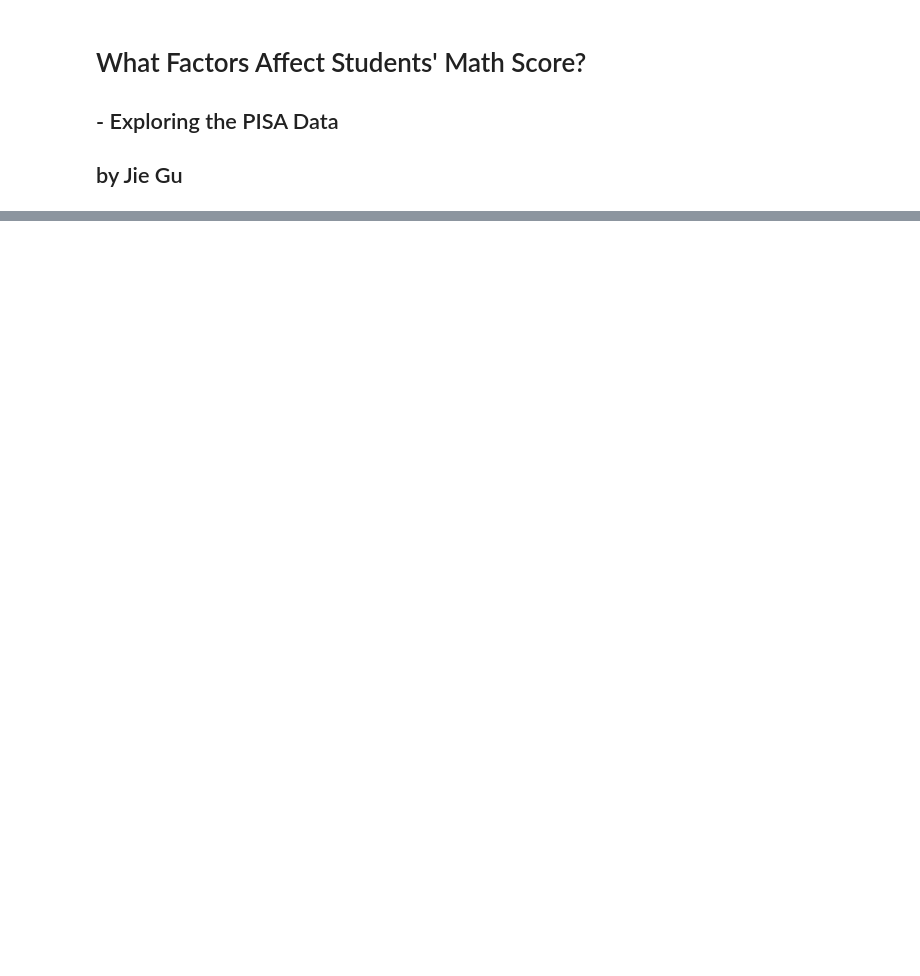
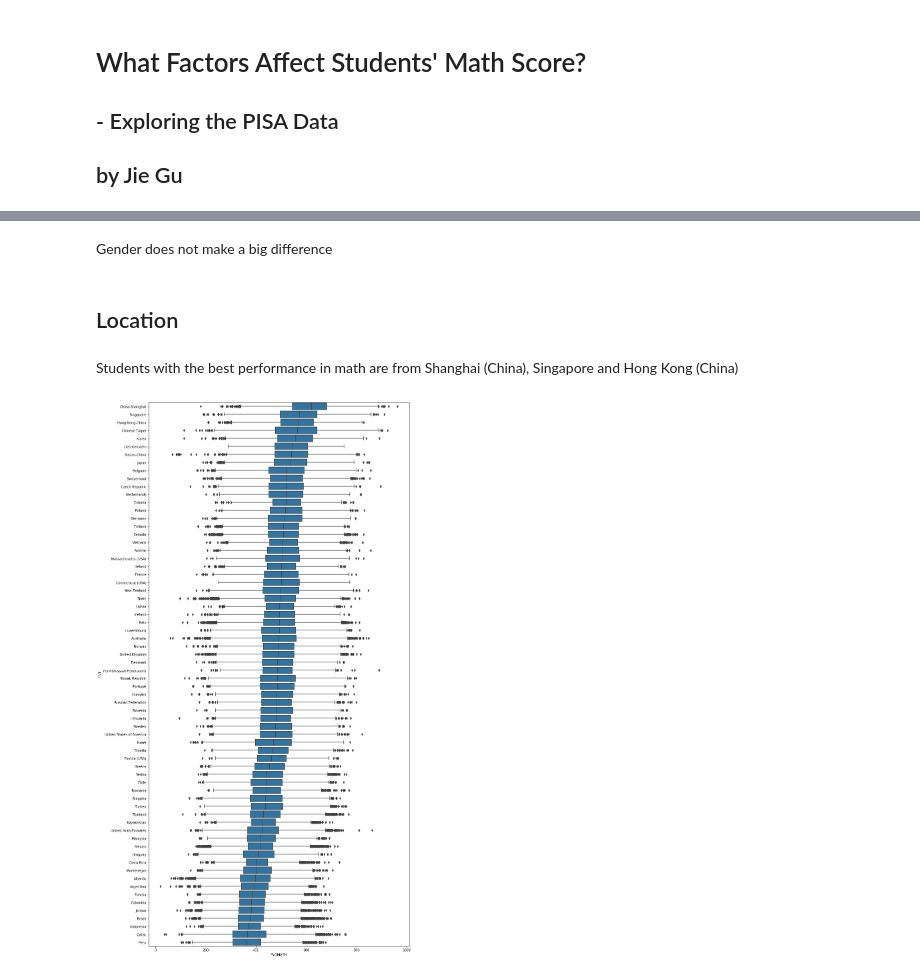
Before and after one commit to jgu1989/UdacityDataAnalystNanodegree, a Jupyter notebook: 5_Communicate_Data_Findings/slides.ipynb, the cells around one changed output, grey strips where cells are left out. Cells and saved outputs as stored; diff of their text form; code cells hidden in the pictures; blank space fills up the shorter version.

```diff
--- a/5_Communicate_Data_Findings/slides.ipynb
+++ b/5_Communicate_Data_Findings/slides.ipynb
@@ -58,0 +57,14 @@ before you finish your presentation!
+# %% [markdown]
+Gender does not make a big difference
+# %% [markdown]
+## Location
+# %% [markdown]
+Students with the best performance in math are from Shanghai (China), Singapore and Hong Kong (China)
+# %%
+df_loc = pd.read_csv('loc.csv')
+plt.figure(figsize=(14,30))
+base_color = sns.color_palette()[0]
+my_order = df_loc.groupby('CNT')["PV1MATH"].median().sort_values(ascending=False).index
+sns.boxplot(y= 'CNT', x='PV1MATH', data=df_loc, orient="h", color = base_color, order=my_order);
+# %% [output]
+[figure, added]
```
Also changed, not shown: parts of 25 cells of this notebook.
